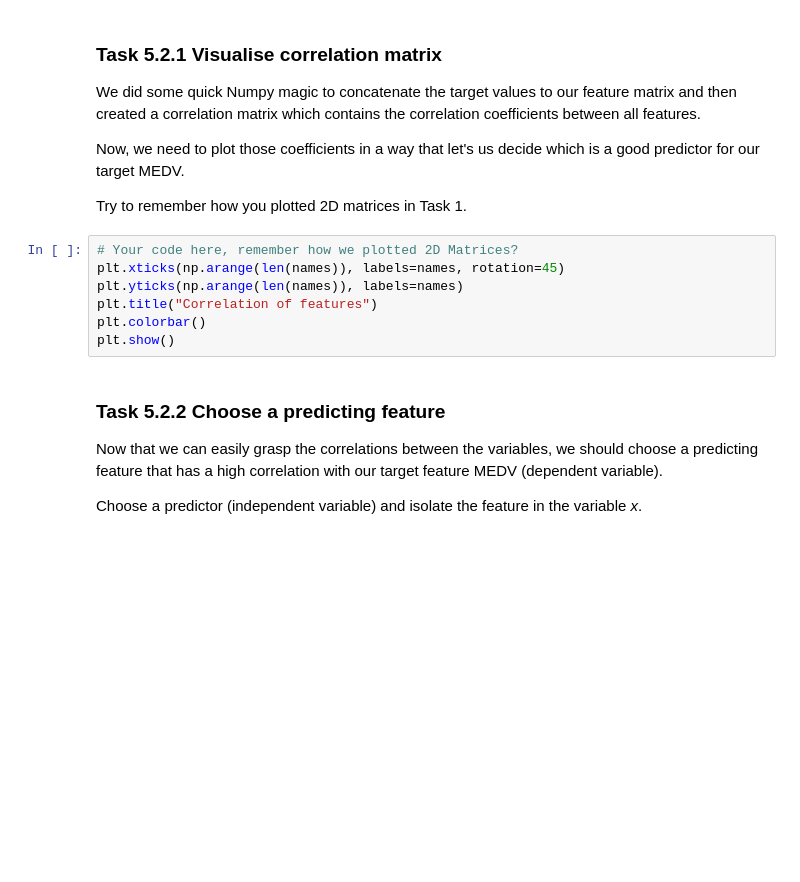
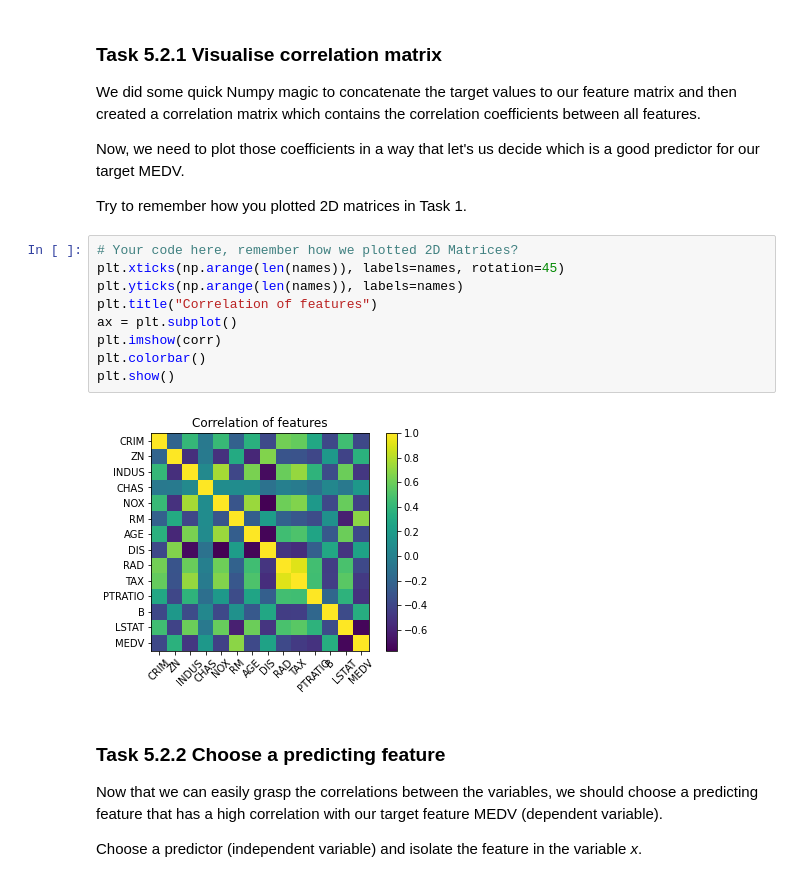
Before and after one commit to joe-hannes/DAIS, a Jupyter notebook: week2/Regression.ipynb, the cells around one changed output. Drawn from its saved outputs; the diff is of its cells as text; blank space fills up the shorter version.

```diff
--- a/week2/Regression.ipynb
+++ b/week2/Regression.ipynb
@@ -37,10 +37,14 @@ Try to remember how you plotted 2D matrices in Task 1.
 # %%
 # Your code here, remember how we plotted 2D Matrices?
 plt.xticks(np.arange(len(names)), labels=names, rotation=45)
 plt.yticks(np.arange(len(names)), labels=names)
 plt.title("Correlation of features")
+ax = plt.subplot()
+plt.imshow(corr)
 plt.colorbar()
 plt.show()
+# %% [output]
+[figure, added]
 # %% [markdown]
 ### Task 5.2.2 Choose a predicting feature
 Now that we can easily grasp the correlations between the variables,
```
Also changed, not shown: parts of 8 cells of this notebook.
